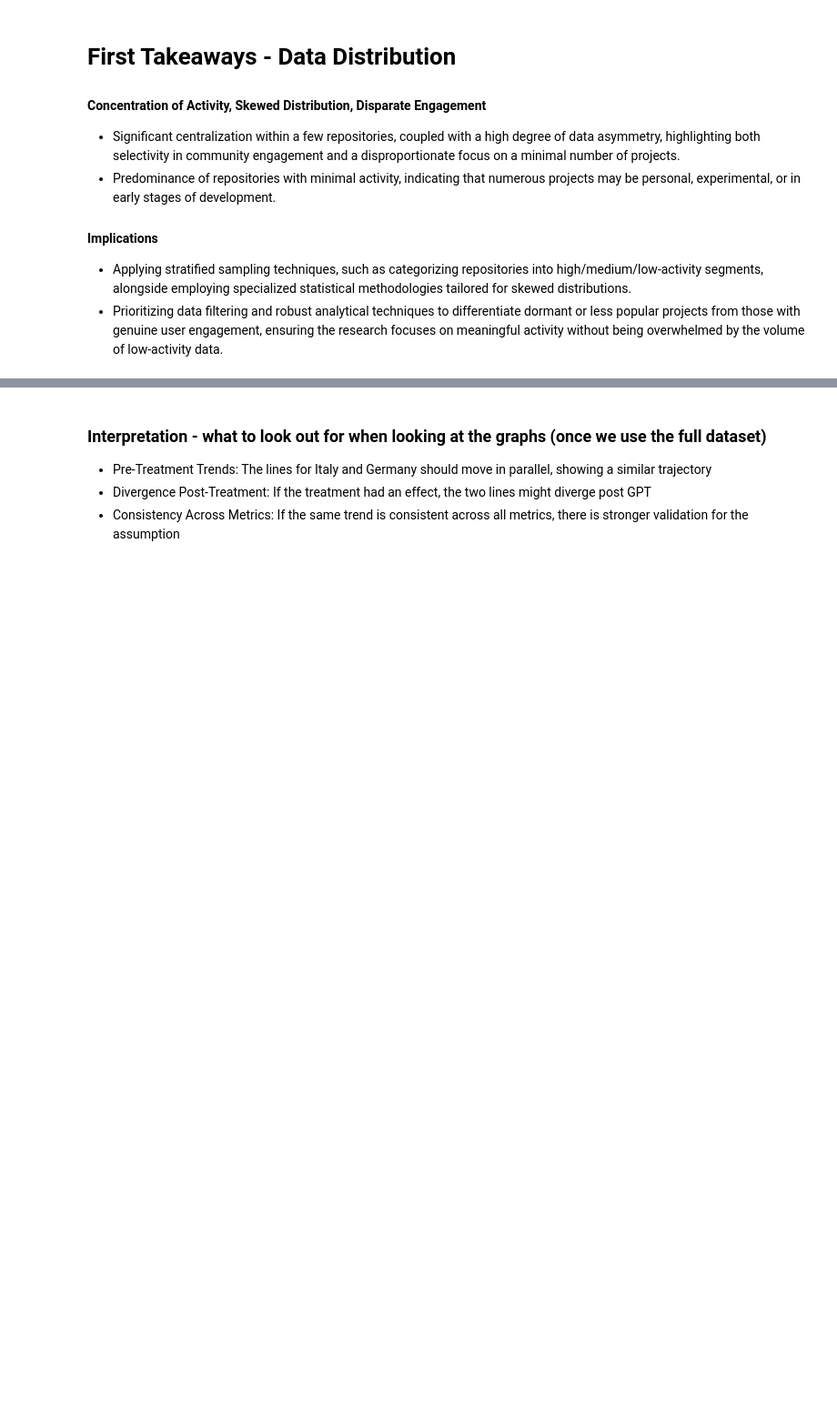
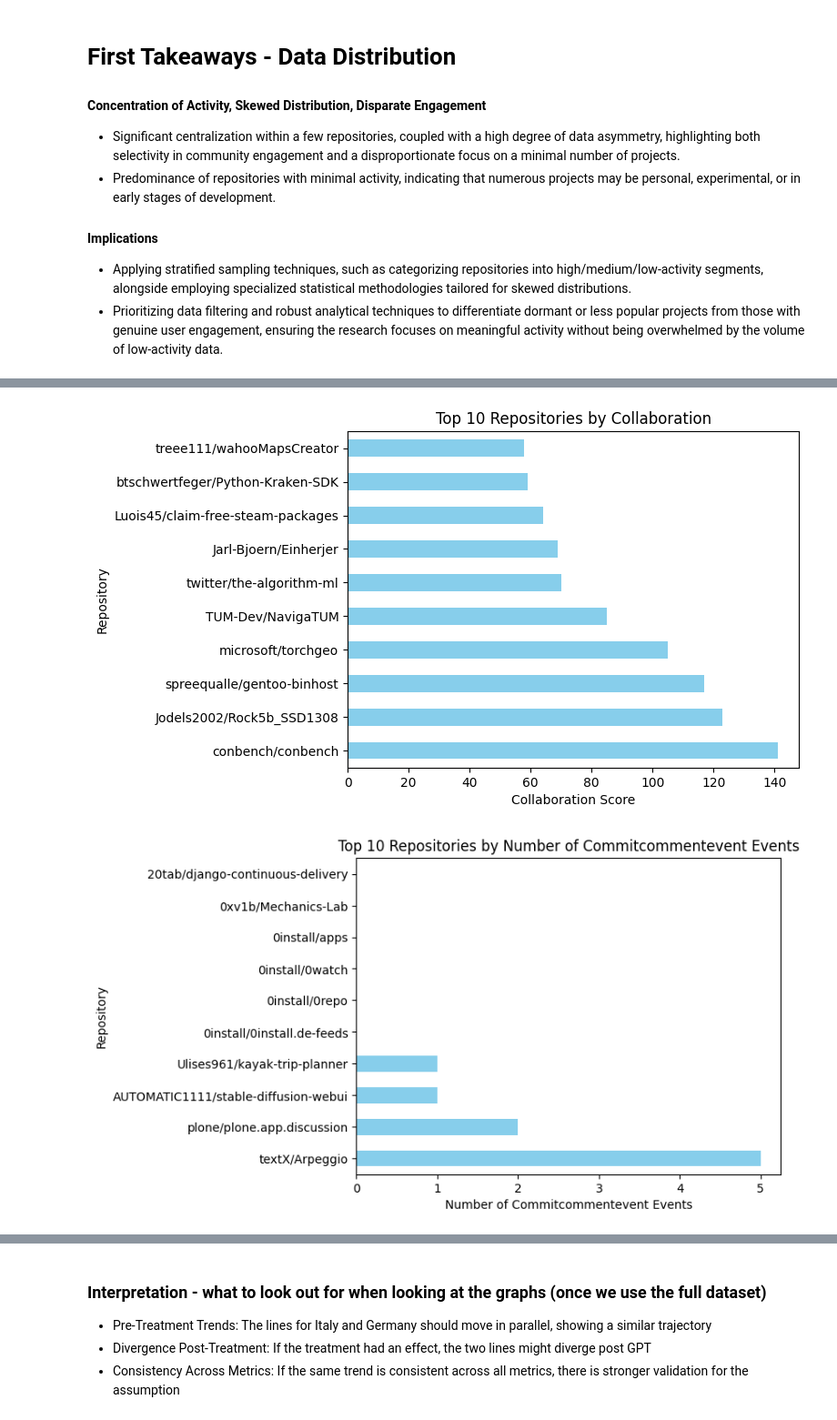
Before and after one commit to Nik-mundt/Work_Project, a Jupyter notebook: Collaboration_Variable.ipynb, the cells around one changed output, grey strips where cells are left out. Shown at 91% size. Saved outputs shown, nothing was run; the diff lists cells and outputs as text; code cells hidden in the pictures; blank space fills up the shorter version.

```diff
--- a/Collaboration_Variable.ipynb
+++ b/Collaboration_Variable.ipynb
@@ -201,0 +97,17 @@ memory usage: 60.1+ MB
+# %%
+# directly extracting the 'login' information from the 'actor' column.
+python['actor_login'] = python['actor'].apply(lambda x: x.get('login') if isinstance(x, dict) else None)
+
+# Filter 'python' DataFrame to only have rows where 'actor_login' is in DE's or IT's login'
+DE_filtered = python[python['actor_login'].isin(DE_user['login'])]
+IT_filtered = python[python['actor_login'].isin(IT_user['login'])]
+
+# Add a 'Treatment' column to each DataFrame, with value = 1 for DE and 0 for IT
+DE_filtered['Treatment'] = 1
+IT_filtered['Treatment'] = 0
+
+# Concatenate the two DataFrames. This can be done because they have the same columns.
+DE_IT_commits = pd.concat([DE_filtered, IT_filtered])
+
+# Save the combined DataFrame to a CSV
+DE_IT_commits.to_csv('data/DE_IT_commits_test.csv', index=False)
@@ -283,0 +314,55 @@ See the caveats in the documentation: https://pandas.pydata.org/pandas-docs/stab
+# %%
+# Replace NaN values with 0 in 'is_' columns before converting to integers
+for col in boolean_columns:
+    panel[col] = panel[col].fillna(0).astype(int)  # fillna replaces NaNs with 0
+
+# If 'Collaboration' could also have NaN values, handle them similarly
+if panel['Collaboration'].dtype != 'int':
+    panel['Collaboration'] = panel['Collaboration'].fillna(0).astype(int)
+
+# Continue with your aggregation and plotting as before...
+
+# Aggregate data at the repository level for all these metrics
+agg_dict = {col: pd.NamedAgg(column=col, aggfunc='sum') for col in boolean_columns}
+agg_dict['Collaboration'] = pd.NamedAgg(column='Collaboration', aggfunc='sum')
+
+repo_level_stats = panel.groupby('repo_name').agg(**agg_dict).reset_index()
+
+# Ensure all relevant 'is_' columns and 'Collaboration' are integers
+boolean_columns = [col for col in panel.columns if col.startswith('is_')]
+for col in boolean_columns:
+    panel[col] = panel[col].astype(int)
+
+# Include 'Collaboration' in the conversion if it's not already an integer
+if panel['Collaboration'].dtype != 'int':
+    panel['Collaboration'] = panel['Collaboration'].astype(int)
+
+# Aggregate data at the repository level for all these metrics
+agg_dict = {col: pd.NamedAgg(column=col, aggfunc='sum') for col in boolean_columns}
+agg_dict['Collaboration'] = pd.NamedAgg(column='Collaboration', aggfunc='sum')
+
+repo_level_stats = panel.groupby('repo_name').agg(**agg_dict).reset_index()
+
+# Visualization section for the new metrics
+def plot_top_repos(metric, title, xlabel):
+    """
+    Function to plot top repositories based on a specific metric.
+    """
+    top_repos = repo_level_stats.nlargest(10, metric)
+    top_repos.plot(kind='barh', x='repo_name', y=metric, legend=False, color='skyblue')
+    plt.xlabel(xlabel)
+    plt.ylabel('Repository')
+    plt.title(title)
+    plt.show()
+
+# Now, you can call this function for each metric you want to visualize.
+plot_top_repos('Collaboration', 'Top 10 Repositories by Collaboration', 'Collaboration Score')
+
+# Similarly, you can do this for other metrics:
+for col in boolean_columns:
+    metric_name = col.replace('is_', '')
+    plot_top_repos(col, f'Top 10 Repositories by Number of {metric_name.capitalize()} Events', f'Number of {metric_name.capitalize()} Events')
+
+# This code creates a function to plot the top repositories based on different metrics,
+# allowing you to visualize the top repositories for each type of event or aggregate metric.
+# %% [output]
@@ -283,0 +386,2 @@ See the caveats in the documentation: https://pandas.pydata.org/pandas-docs/stab
+[figure, added]
+[figure, added]
```
Also changed, not shown: parts of 35 cells of this notebook.
